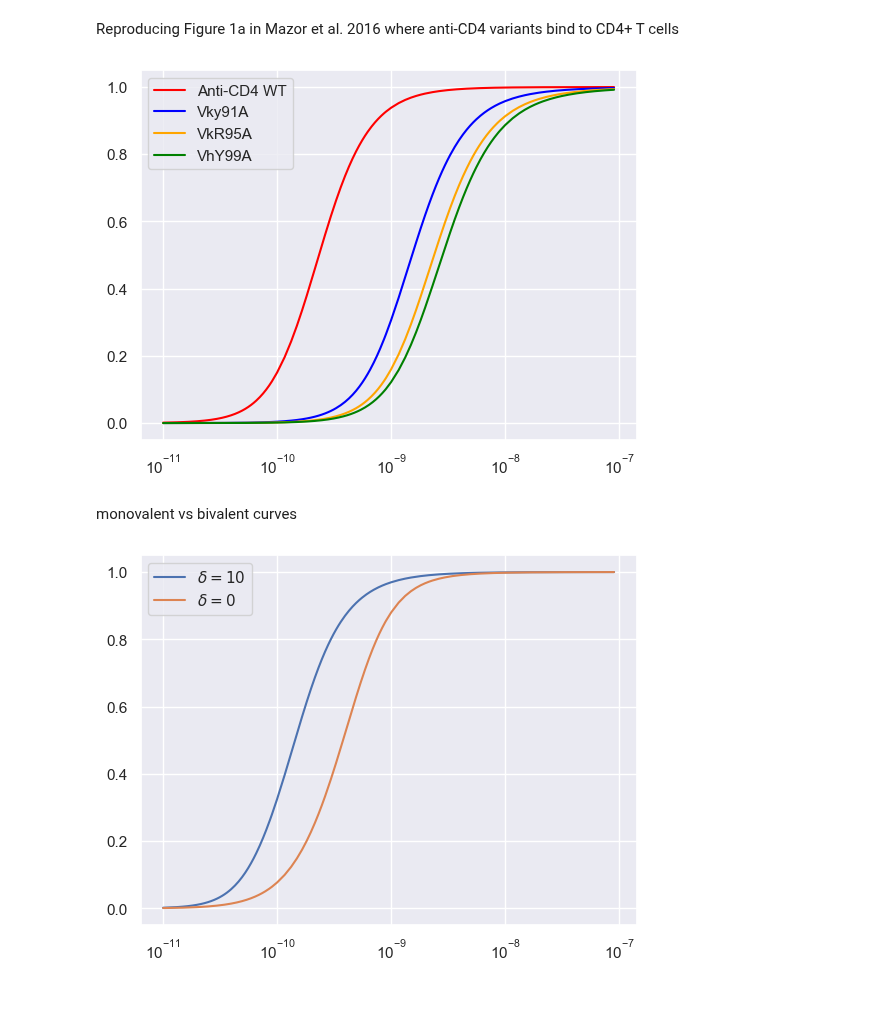
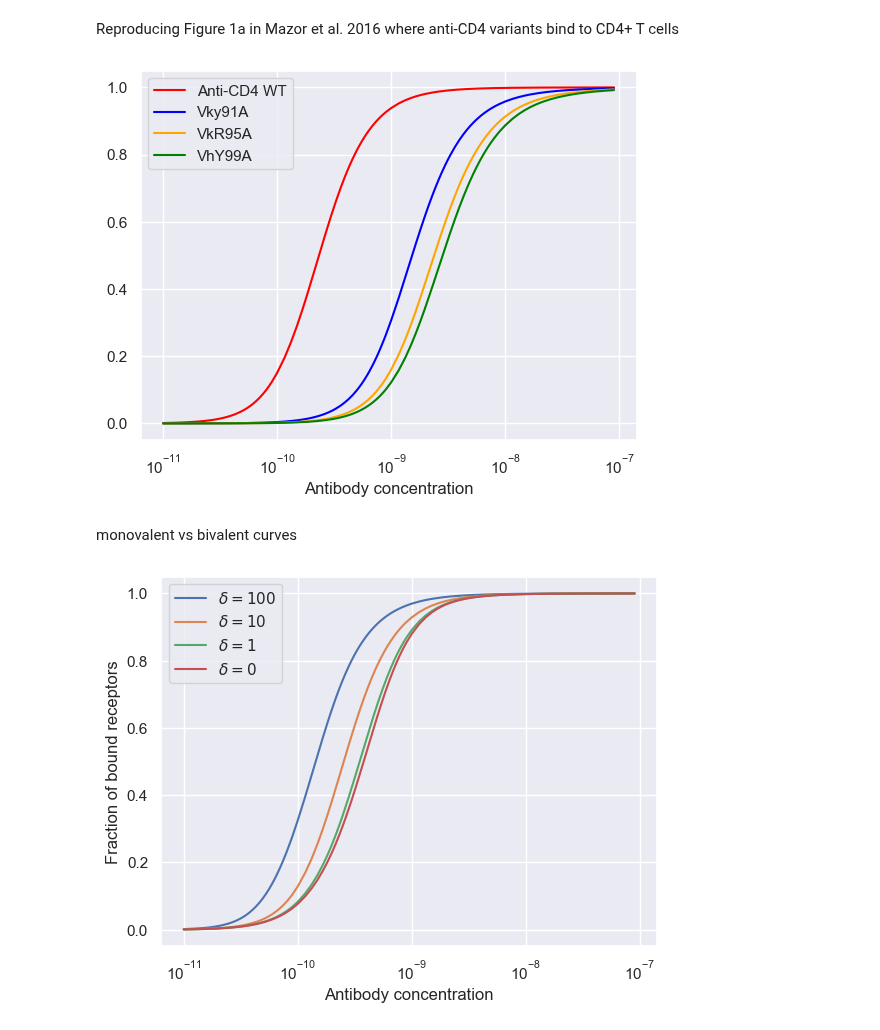
Before and after one commit to lukedtc/ADCC-Project, a Jupyter notebook: Receptor_level_model/single_cell_mazor_2016_comparison.ipynb, the cells around one changed output. Drawn from its saved outputs; the diff is of its cells as text; code cells hidden in the pictures; blank space fills up the shorter version.

```diff
--- a/Receptor_level_model/single_cell_mazor_2016_comparison.ipynb
+++ b/Receptor_level_model/single_cell_mazor_2016_comparison.ipynb
@@ -35,34 +35,36 @@ z0 = [0, 0]
 # %%
 solutions = []
 
 for i in range(len(kons)):
     kon = kons[i]
     koff = koffs[i]
     vals = []
     for Ainit in A0s:
         k = Ainit*kon
         z = solve_ivp(model, tspan, z0, args=(k, koff, Ainit), method='Radau', t_eval=t)
         r = (rtot - (rtot - z.y[0] - 2*z.y[1]))/rtot
         vals.append(r[-1])
     solutions.append(vals)
 
+sns.set_theme()
 labels = ['Anti-CD4 WT', 'Vky91A', 'VkR95A', 'VhY99A']
 colors = ['red', 'blue', 'orange', 'green']
 for i in range(len(solutions)):
     plt.plot(A0s, solutions[i], label=labels[i], color=colors[i])
 
-sns.set_theme()
+
 plt.legend(loc='best')
 plt.xscale('log')
+plt.xlabel('Antibody concentration')
 plt.show()
 # %% [output]
-[figure, old version]
+[figure, new version]
 # %% [markdown]
 monovalent vs bivalent curves
 # %%
 kon = 2e5
 koff = 2e-4
-deltas = [100, 0]
+deltas = [100, 10, 1, 0]
 solutions = []
 
 for delta in deltas:
@@ -74,10 +76,14 @@ for delta in deltas:
         vals.append(r[-1])
     solutions.append(vals)
 
-plt.plot(A0s, solutions[0], label=r'$\delta=10$')
-plt.plot(A0s, solutions[1], label=r'$\delta=0$')
+plt.plot(A0s, solutions[0], label=r'$\delta=100$')
+plt.plot(A0s, solutions[1], label=r'$\delta=10$')
+plt.plot(A0s, solutions[2], label=r'$\delta=1$')
+plt.plot(A0s, solutions[3], label=r'$\delta=0$')
 plt.xscale('log')
+plt.xlabel('Antibody concentration')
+plt.ylabel('Fraction of bound receptors')
 plt.legend(loc='best')
 plt.show()
 # %% [output]
-[figure, old version]
+[figure, new version]
```
Also changed, not shown: 10 other files.
